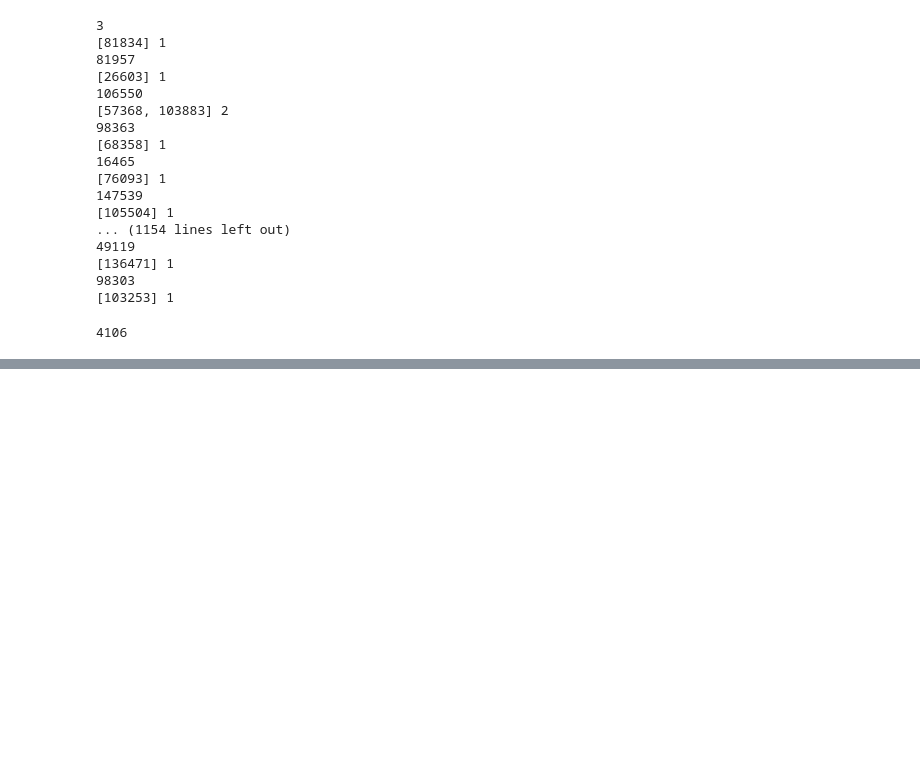
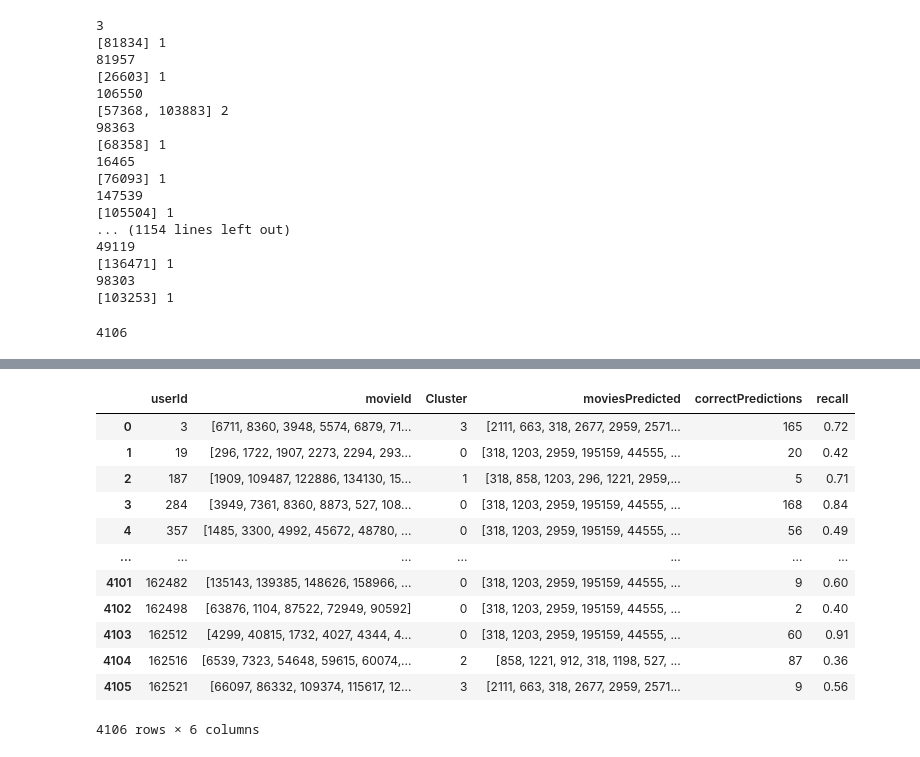
Before and after one commit to Sibu08/movierecommendation, a Jupyter notebook: MovieLens25M.ipynb, the cells around one changed output, grey strips where cells are left out. Drawn from its saved outputs; the diff is of its cells as text; code cells hidden in the pictures; blank space fills up the shorter version.

```diff
--- a/MovieLens25M.ipynb
+++ b/MovieLens25M.ipynb
@@ -839,0 +995,6 @@ print(count)
+# %%
+test_25 = pd.DataFrame(test_25.groupby(['userId'])['movieId'].unique())
+# %%
+test_25 = test_25.reset_index()
+# %%
+test_25 = pd.merge(test_25, xyz, on = 'userId')
@@ -839,0 +1003,17 @@ print(count)
+# %%
+mean_dict = {}
+for k in range(2000, 4501, 200):
+  for j in range(2000, 3001, 100):
+    cluster_1_movies = (cluster_1[cluster_1['count_num'] > k].nlargest(j, 'count_rate')).movieId.tolist()
+    cluster_2_movies = (cluster_2[cluster_2['count_num'] > k].nlargest(j, 'count_rate')).movieId.tolist()
+    cluster_3_movies = (cluster_3[cluster_3['count_num'] > k].nlargest(j, 'count_rate')).movieId.tolist()
+    cluster_4_movies = (cluster_4[cluster_4['count_num'] > k].nlargest(j, 'count_rate')).movieId.tolist()
+    movie_dict = {0 : cluster_1_movies, 1 : cluster_2_movies, 2 : cluster_3_movies, 3 : cluster_4_movies}
+    test_25['moviesPredicted'] = test_25['Cluster'].apply(lambda x : movie_dict[x])
+    test_25['correctPredictions'] = 0
+    test_25['recall'] = 0.0
+    for i in test_25.index:
+      test_25.loc[i, 'correctPredictions'] = len(set(test_25.iloc[i]['movieId']).intersection(set(test_25.iloc[i]['moviesPredicted'])))
+    for i in test_25.index:
+      test_25.loc[i, 'recall'] = round(float(test_25.iloc[i]['correctPredictions'])/float(len(test_25.iloc[i]['movieId'])), 2)
+    mean_dict[(k, j)] = test_25.describe()['recall']['mean']
@@ -839,0 +1053,16 @@ print(count)
+# %%
+test_25
+# %% [output]
+|  | userId | movieId | Cluster | moviesPredicted | correctPredictions | recall |
+| 0 | 3 | [6711, 8360, 3948, 5574, 6879, 71... | 3 | [2111, 663, 318, 2677, 2959, 2571... | 165 | 0.72 |
+| 1 | 19 | [296, 1722, 1907, 2273, 2294, 293... | 0 | [318, 1203, 2959, 195159, 44555, ... | 20 | 0.42 |
+| 2 | 187 | [1909, 109487, 122886, 134130, 15... | 1 | [318, 858, 1203, 296, 1221, 2959,... | 5 | 0.71 |
+| 3 | 284 | [3949, 7361, 8360, 8873, 527, 108... | 0 | [318, 1203, 2959, 195159, 44555, ... | 168 | 0.84 |
+| 4 | 357 | [1485, 3300, 4992, 45672, 48780, ... | 0 | [318, 1203, 2959, 195159, 44555, ... | 56 | 0.49 |
+| ... | ... | ... | ... | ... | ... | ... |
+| 4101 | 162482 | [135143, 139385, 148626, 158966, ... | 0 | [318, 1203, 2959, 195159, 44555, ... | 9 | 0.60 |
+| 4102 | 162498 | [63876, 1104, 87522, 72949, 90592] | 0 | [318, 1203, 2959, 195159, 44555, ... | 2 | 0.40 |
+| 4103 | 162512 | [4299, 40815, 1732, 4027, 4344, 4... | 0 | [318, 1203, 2959, 195159, 44555, ... | 60 | 0.91 |
+| 4104 | 162516 | [6539, 7323, 54648, 59615, 60074,... | 2 | [858, 1221, 912, 318, 1198, 527, ... | 87 | 0.36 |
+| 4105 | 162521 | [66097, 86332, 109374, 115617, 12... | 3 | [2111, 663, 318, 2677, 2959, 2571... | 9 | 0.56 |
+4106 rows × 6 columns
```
Also changed, not shown: parts of 68 cells of this notebook.
